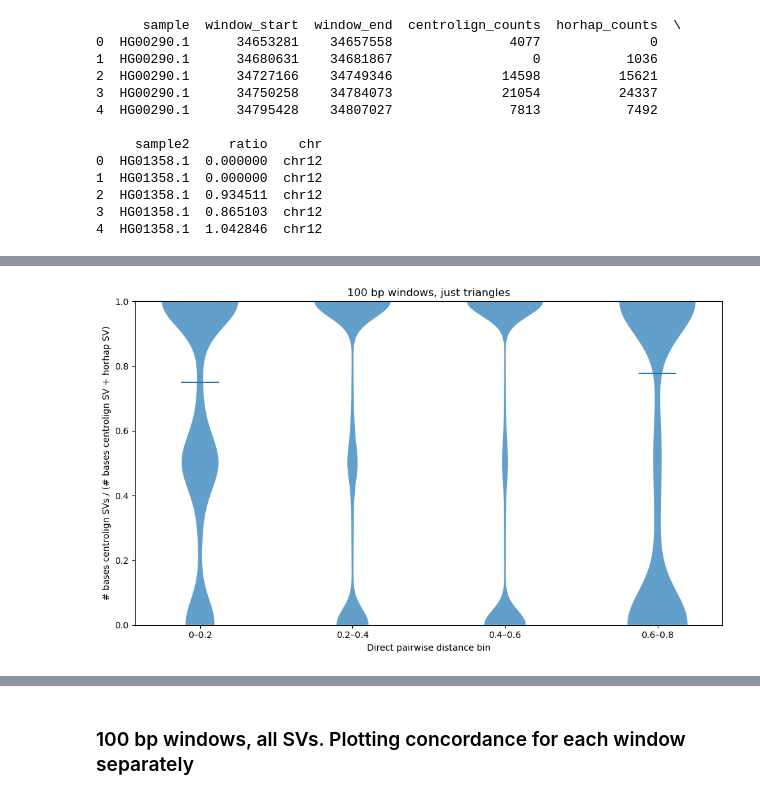
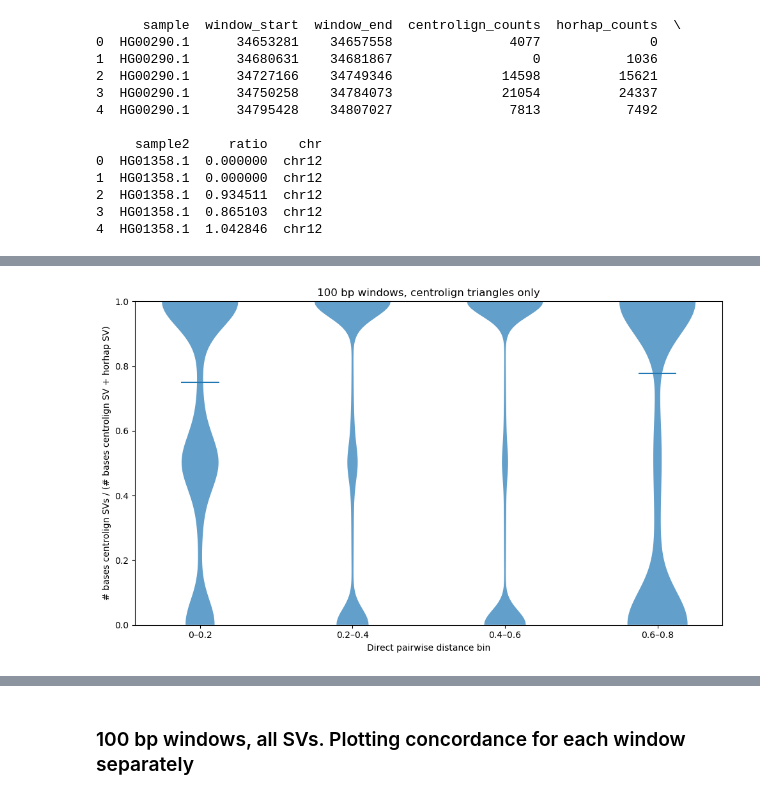
Before and after one commit to miramastoras/centrolign_analysis, a Jupyter notebook: analysis_notes/release2_QC_v2/notebooks/horhap_SV_concordance.ipynb, the cells around one changed output, grey strips where cells are left out. Saved outputs shown, nothing was run; the diff lists cells and outputs as text; code cells hidden in the pictures.

```diff
--- a/analysis_notes/release2_QC_v2/notebooks/horhap_SV_concordance.ipynb
+++ b/analysis_notes/release2_QC_v2/notebooks/horhap_SV_concordance.ipynb
@@ -103,9 +103,9 @@ def read_beds(folder_path, suffix):
 # %%
 folder = "/private/groups/patenlab/mira/centrolign/analysis/horhap_SV_concordance/chr12/cenhap4"
 suffix = "triangles.100bp.bed"
-df = read_beds(folder,suffix)
-df["chr"]="chr12"
-print(df.head())
+triangles_100bp_df = read_beds(folder,suffix)
+triangles_100bp_df["chr"]="chr12"
+print(triangles_100bp_df.head())
 # %% [output]
       sample  window_start  window_end  centrolign_counts  horhap_counts  \
 0  HG00290.1      34653281    34657558               4077              0
@@ -122,15 +122,14 @@ print(df.head())
 4  HG01358.1  1.042846  chr12
 # %%
 ## merge with all pairs distances
+triangles_100bp_df = triangles_100bp_df.rename(columns={"sample": "sample1"})
 
-df = df.rename(columns={"sample": "sample1"})
-
-merged = (
-    df
+triangles_100bp_df_merged = (
+    triangles_100bp_df
     .merge(all_pairs_dist_df, on=["sample1", "sample2","chr"], how="left")
 )
 
-merged.head()
+triangles_100bp_df_merged.head()
 # %% [output]
 |  | sample1 | window_start | window_end | centrolign_counts | horhap_counts | sample2 | ratio | chr | ... |
 | 0 | HG00290.1 | 34653281 | 34657558 | 4077 | 0 | HG01358.1 | 0.000000 | chr12 | ... |
@@ -139,14 +138,14 @@ merged.head()
 | 3 | HG00290.1 | 34750258 | 34784073 | 21054 | 24337 | HG01358.1 | 0.865103 | chr12 | ... |
 | 4 | HG00290.1 | 34795428 | 34807027 | 7813 | 7492 | HG01358.1 | 1.042846 | chr12 | ... |
 # %%
-denom = merged["centrolign_counts"] + merged["horhap_counts"]
+denom = triangles_100bp_df_merged["centrolign_counts"] + triangles_100bp_df_merged["horhap_counts"]
 
-merged["cen_prop"] = np.where(
+triangles_100bp_df_merged["cen_prop"] = np.where(
     denom > 0,
-    df["centrolign_counts"] / denom,
+    triangles_100bp_df_merged["centrolign_counts"] / denom,
     0
 )
-merged.head()
+triangles_100bp_df_merged.head()
 # %% [output]
 |  | sample1 | window_start | window_end | centrolign_counts | horhap_counts | sample2 | ratio | chr | ... |
 | 0 | HG00290.1 | 34653281 | 34657558 | 4077 | 0 | HG01358.1 | 0.000000 | chr12 | ... |
@@ -163,7 +162,7 @@ import matplotlib.pyplot as plt
 bins = [0.0, 0.2, 0.4, 0.6, 0.8]
 labels = ["0–0.2", "0.2–0.4", "0.4–0.6", "0.6–0.8"]
 
-df = merged.copy()
+df = triangles_100bp_df_merged.copy()
 
 df["dist_bin"] = pd.cut(
     df["direct_pairwise_dist"],
@@ -173,32 +172,32 @@ df["dist_bin"] = pd.cut(
 )
 
 df_plot = df.dropna(subset=["dist_bin", "cen_prop"])
 
 data_per_bin = [
     df_plot.loc[df_plot["dist_bin"] == label, "cen_prop"].values
     for label in labels
 ]
 plt.figure(figsize=(10, 6))
 
 vp = plt.violinplot(
     data_per_bin,
     positions=np.arange(len(labels)),
     showmeans=False,
     showmedians=True,
     showextrema=False
 )
 
 # Style violins
 for body in vp["bodies"]:
     body.set_alpha(0.7)
 
 plt.xticks(np.arange(len(labels)), labels)
 plt.xlabel("Direct pairwise distance bin")
 plt.ylabel("# bases centrolign SVs / (# bases centrolign SV + horhap SV)")
-plt.title("100 bp windows, just triangles")
+plt.title("100 bp windows, centrolign triangles only")
 
 plt.ylim(0, 1)
 plt.tight_layout()
 plt.show()
 # %% [output]
-[figure, old version]
+[figure, new version]
```
Also changed, not shown: parts of 24 cells of this notebook, 4 other files.
